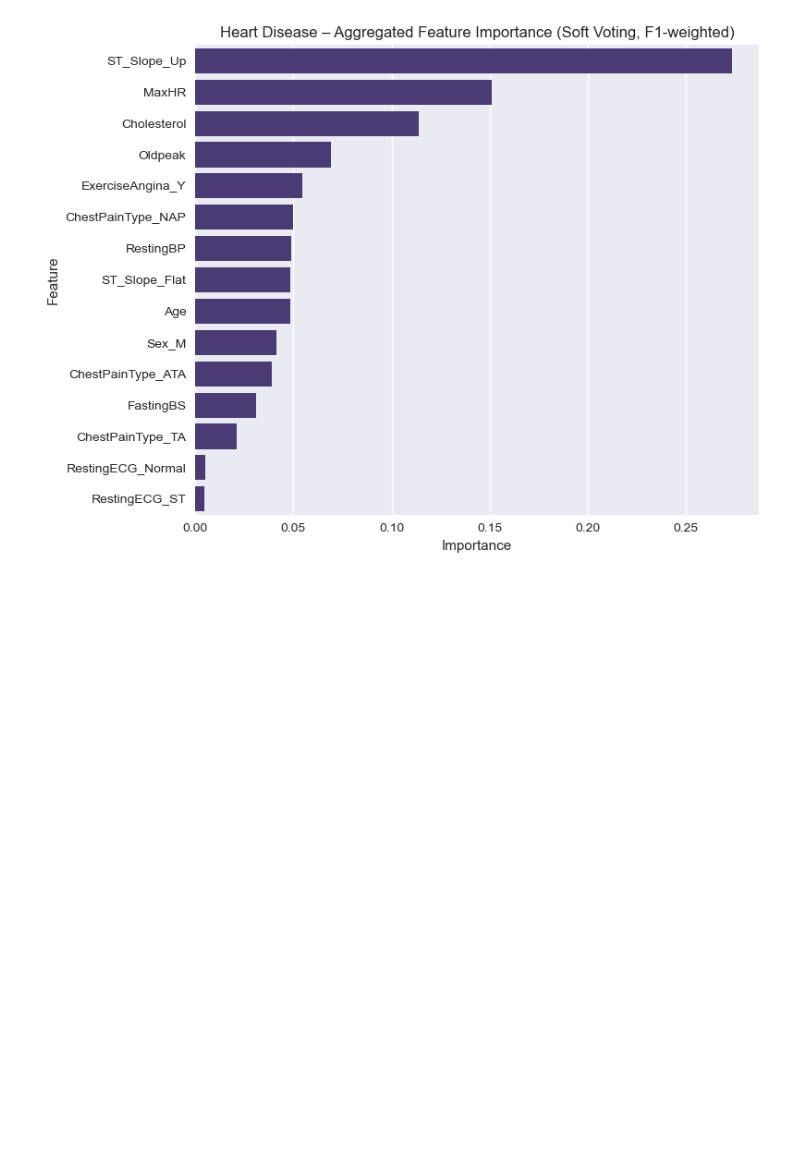
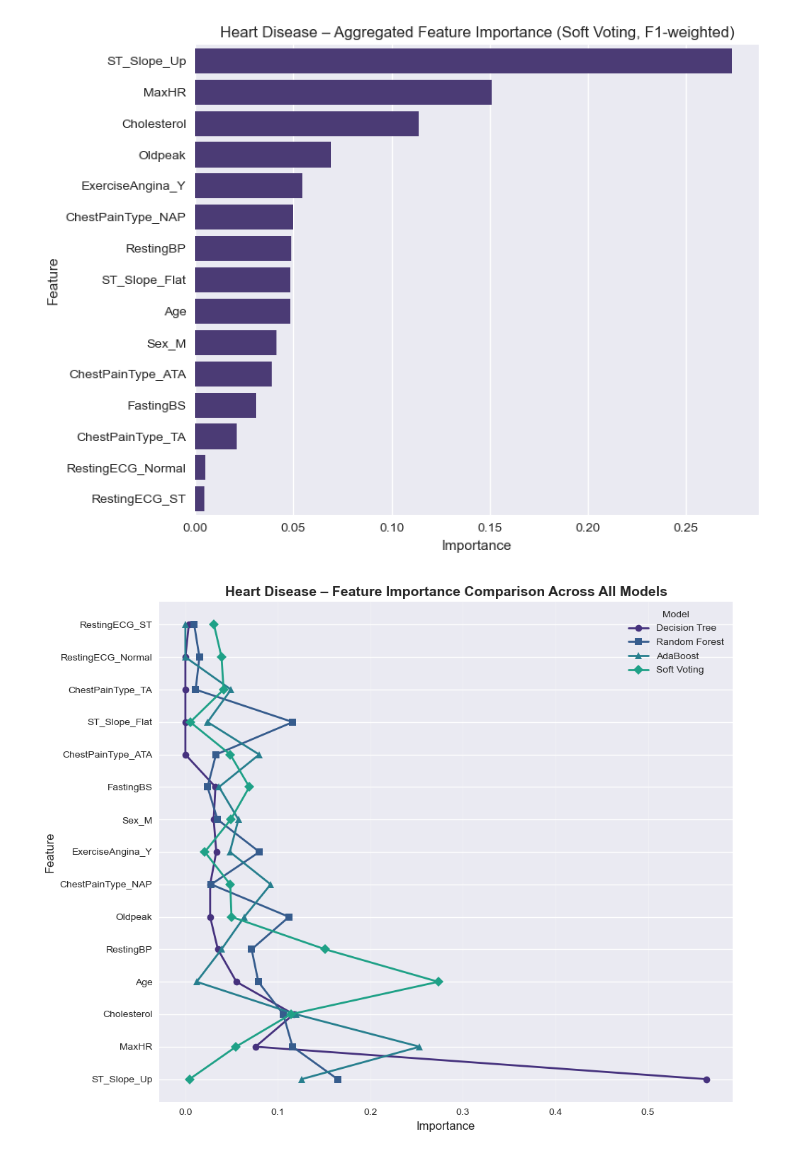
Before and after one commit to bpocode/IME565-Final-Project, a Jupyter notebook: heart.ipynb, the cells around one changed output. Drawn from its saved outputs; the diff is of its cells as text; code cells hidden in the pictures; blank space fills up the shorter version.

```diff
--- a/heart.ipynb
+++ b/heart.ipynb
@@ -323,3 +323,45 @@ with open("model_ada_heart.pickle", "wb") as f:
 
 with open("model_vote_heart.pickle", "wb") as f:
     pickle.dump(voting_clf, f)
+# %%
+import matplotlib.pyplot as plt
+import seaborn as sns
+import pandas as pd
+
+# Collect feature importance from all models
+importance_dict = {'Feature': X_train.columns}
+
+names = {'Decision Tree': dt_clf, 'Random Forest': rf_clf, 'AdaBoost': ada_clf}
+for name, clf in names.items():
+    importance_dict[name] = clf.feature_importances_
+
+# Add voting classifier importance
+importance_dict['Soft Voting'] = feat_imp_df['importance'].values
+
+# Create dataframe
+comparison_df = pd.DataFrame(importance_dict)
+
+# Sort by average importance across all models
+comparison_df['avg_importance'] = comparison_df[['Decision Tree', 'Random Forest', 'AdaBoost', 'Soft Voting']].mean(axis=1)
+comparison_df = comparison_df.sort_values('avg_importance', ascending=False).reset_index(drop=True)
+
+# Create line plot (horizontal version)
+plt.figure(figsize=(10, 8))
+y_pos = range(len(comparison_df))
+
+plt.plot(comparison_df['Decision Tree'], y_pos, marker='o', label='Decision Tree', linewidth=2)
+plt.plot(comparison_df['Random Forest'], y_pos, marker='s', label='Random Forest', linewidth=2)
+plt.plot(comparison_df['AdaBoost'], y_pos, marker='^', label='AdaBoost', linewidth=2)
+plt.plot(comparison_df['Soft Voting'], y_pos, marker='D', label='Soft Voting', linewidth=2)
+
+plt.yticks(y_pos, comparison_df['Feature'])
+plt.title("Heart Disease – Feature Importance Comparison Across All Models", fontsize=14, fontweight='bold')
+plt.ylabel("Feature", fontsize=12)
+plt.xlabel("Importance", fontsize=12)
+plt.legend(title="Model", fontsize=10)
+plt.grid(True, alpha=0.3, axis='x')
+plt.tight_layout()
+plt.savefig("feature_importance_lines_horizontal.svg", dpi=300, bbox_inches="tight")
+plt.show()
+# %% [output]
+[figure, added]
```
Also changed, not shown: parts of 2 cells of this notebook, 11 other files.
